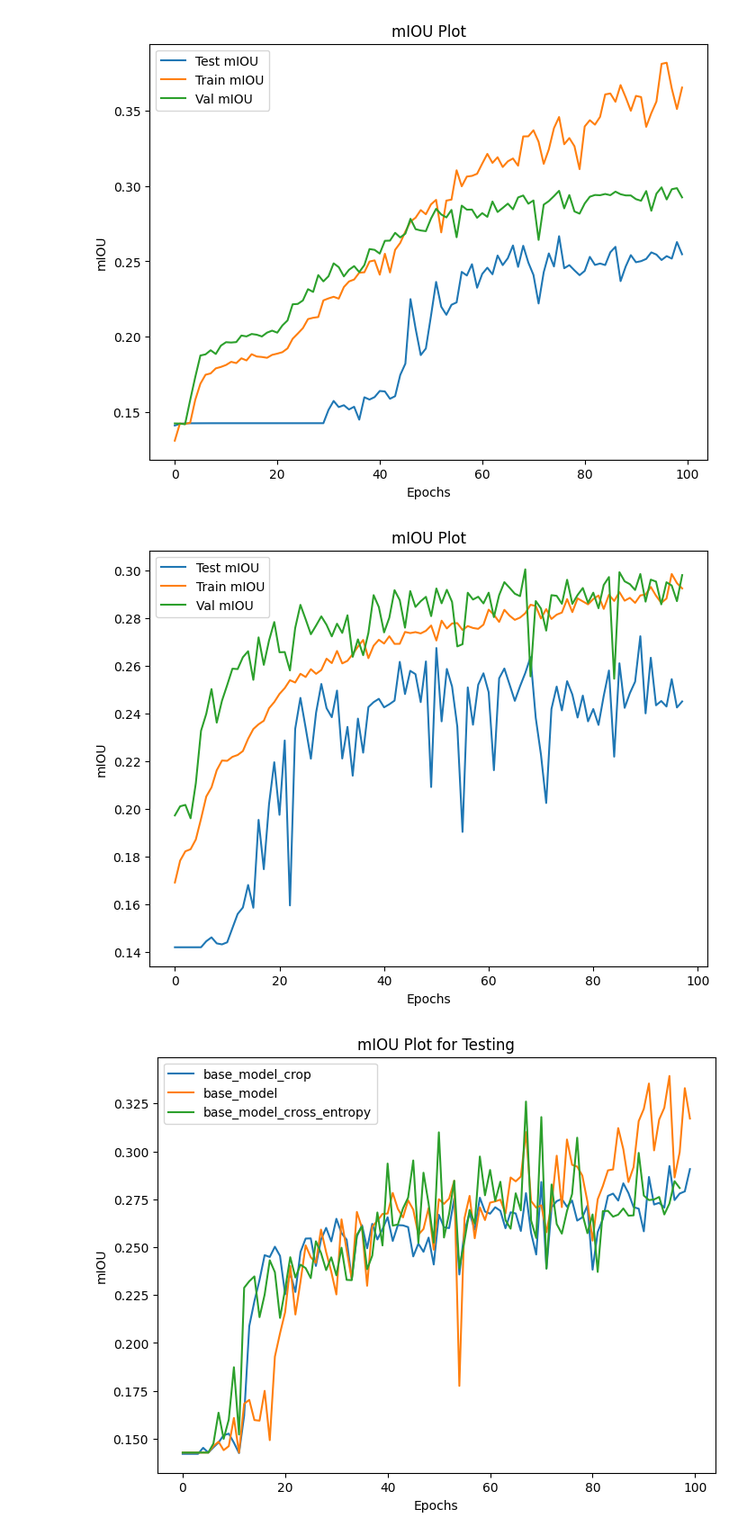
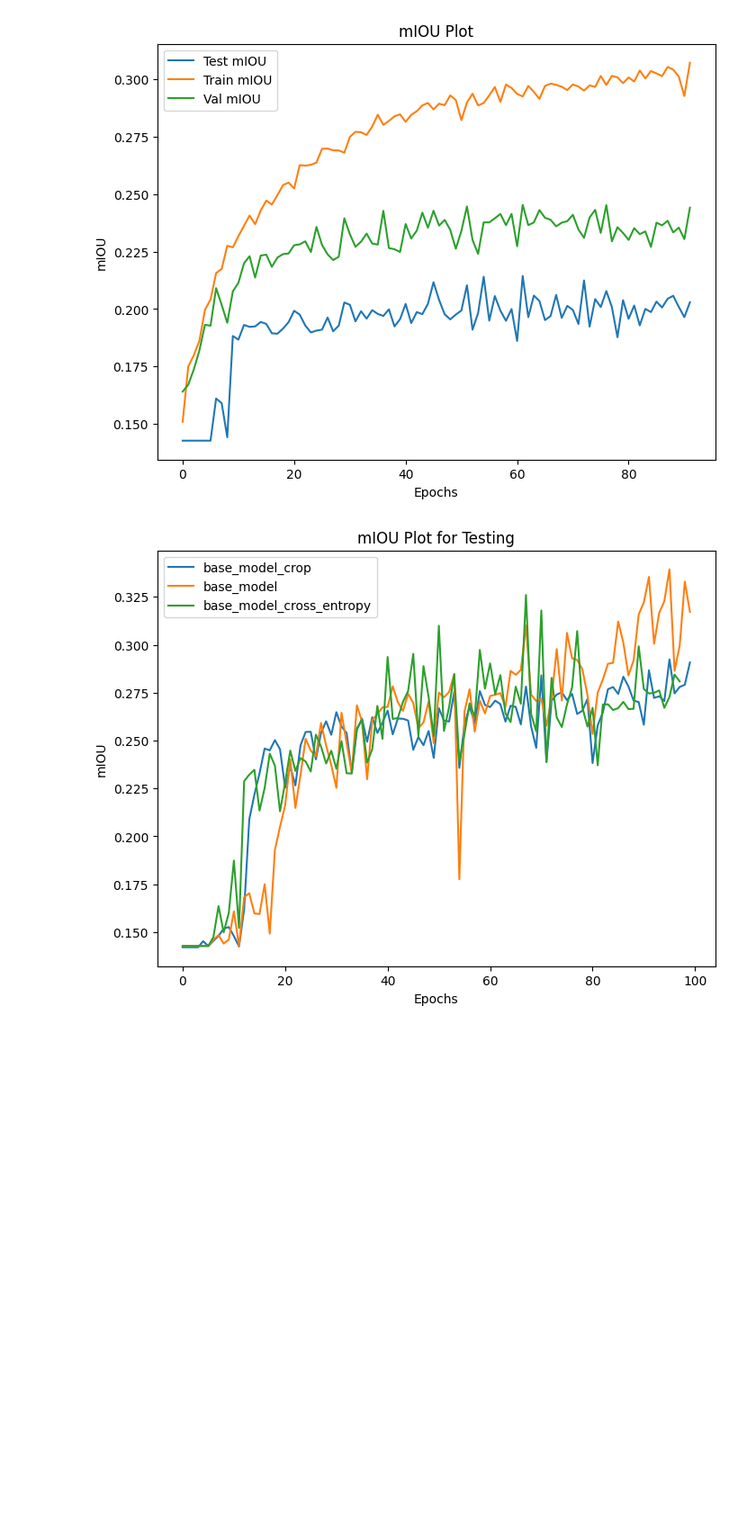
Before and after one commit to yakhyo/defect-det, a Jupyter notebook: compare_logs.ipynb, the cells around one changed output. Shown: that part at 90% size. Saved outputs shown, nothing was run; the diff lists cells and outputs as text; code cells hidden in the pictures; blank space fills up the shorter version.

```diff
--- a/compare_logs.ipynb
+++ b/compare_logs.ipynb
@@ -32,6 +32,9 @@ with open("logs/base_log_focal_adam.json", "r") as f:
 
 with open("logs/base_log_focal_cropped.json", "r") as f:
     base_log_focal_cropped = json.load(f)
+
+with open("./logs/deeplabv3_log.json", "r") as f:
+    deeplabv3_log = json.load(f)
 # %%
 def plot_graphs(json_file):
     plt.figure(figsize=(8, 6))
@@ -50,17 +53,17 @@ def plot_graphs(json_file):
 # %%
 # plot_graphs(base_log_cropped)
 # plot_graphs(base_log)
 # plot_graphs(base_log_cross_entropy)
 # plot_graphs(base_log_aug)
 # plot_graphs(base_log_aug_cropped)
 # plot_graphs(base_log_adam_ce)
 # plot_graphs(base_log_adam_ce_cropped)
 # plot_graphs(base_log_focal)
-plot_graphs(base_log_focal_adam)
-plot_graphs(base_log_focal_cropped)
+# plot_graphs(base_log_focal_adam)
+# plot_graphs(base_log_focal_cropped)
+plot_graphs(deeplabv3_log)
 # %% [output]
-[figure, old version]
+[figure, new version]
-[figure, removed]
 # %%
 plt.figure(figsize=(8, 6))
 plt.plot(base_log_cropped["test_iou"], label="base_model_crop")
```
Also changed, not shown: parts of 4 cells of this notebook, 2 other files.
